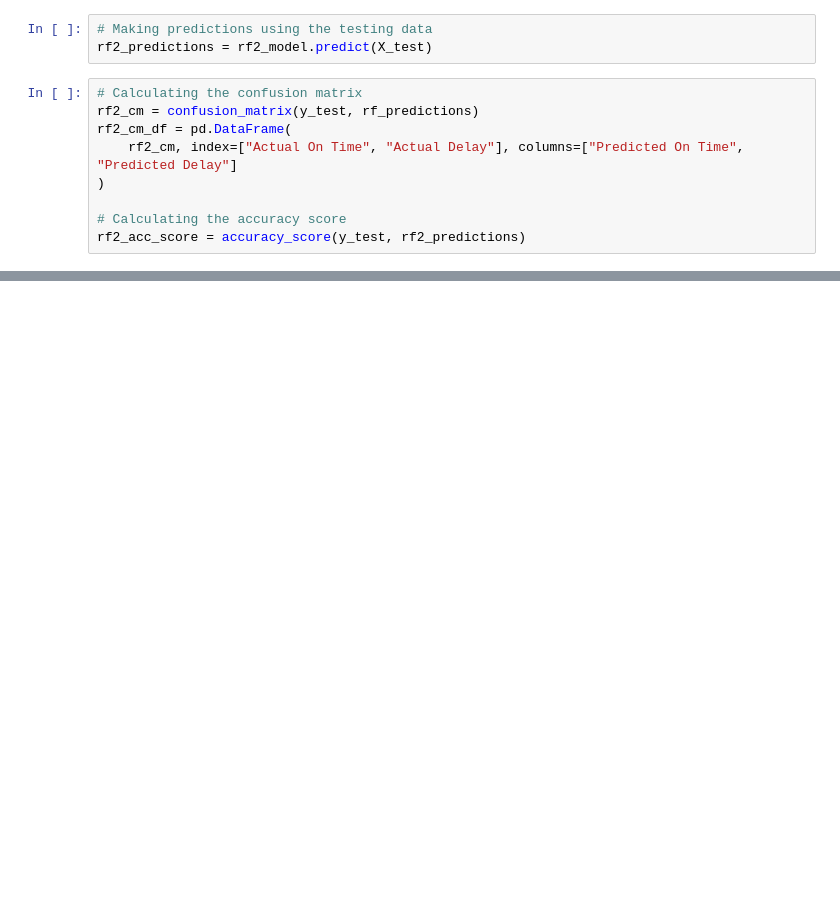
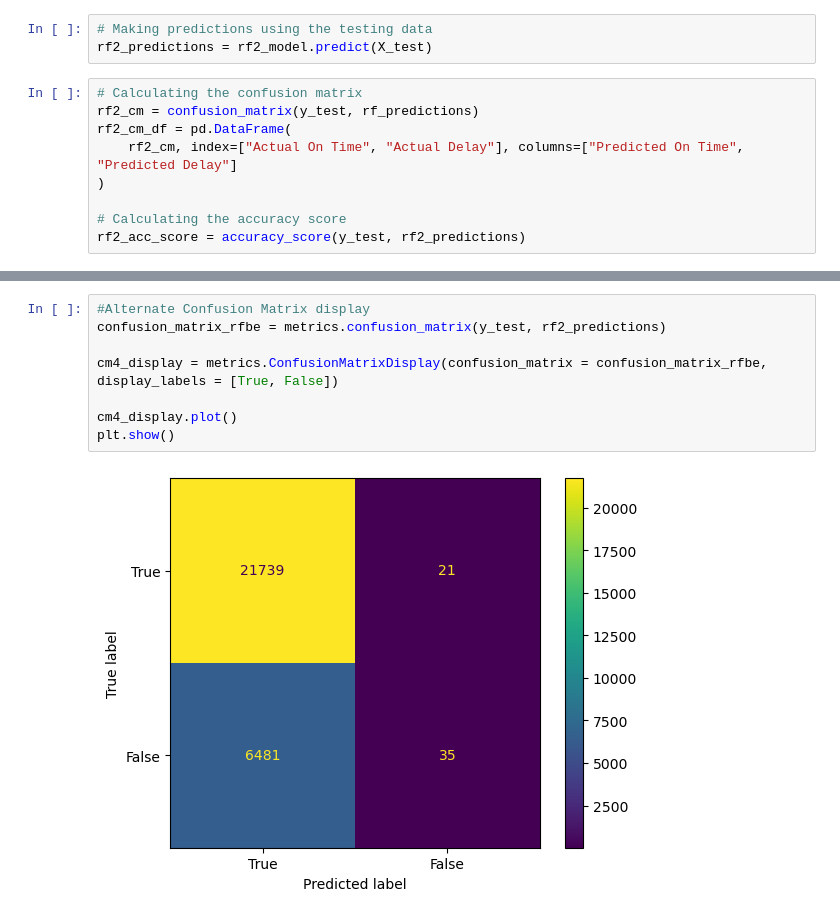
Before and after one commit to captainchicken2023/Predicting-Flight-Delays, a Jupyter notebook: Predicting_Flight_Delays.ipynb, the cells around one changed output, grey strips where cells are left out. Cells and saved outputs as stored; diff of their text form; blank space fills up the shorter version.

```diff
--- a/Predicting_Flight_Delays.ipynb
+++ b/Predicting_Flight_Delays.ipynb
@@ -506,3 +514,13 @@ weighted avg       0.59      0.77      0.67     28276
+# %%
+#Alternate Confusion Matrix display
+confusion_matrix_rfbe = metrics.confusion_matrix(y_test, rf2_predictions)
+
+cm4_display = metrics.ConfusionMatrixDisplay(confusion_matrix = confusion_matrix_rfbe, display_labels = [True, False])
+
+cm4_display.plot()
+plt.show()
+# %% [output]
+[figure, added]
 # %%
 # Random Forests in sklearn will automatically calculate feature importance
 importances2 = rf2_model.best_estimator_.feature_importances_
```
Also changed, not shown: parts of 27 cells of this notebook, 1 other file.
